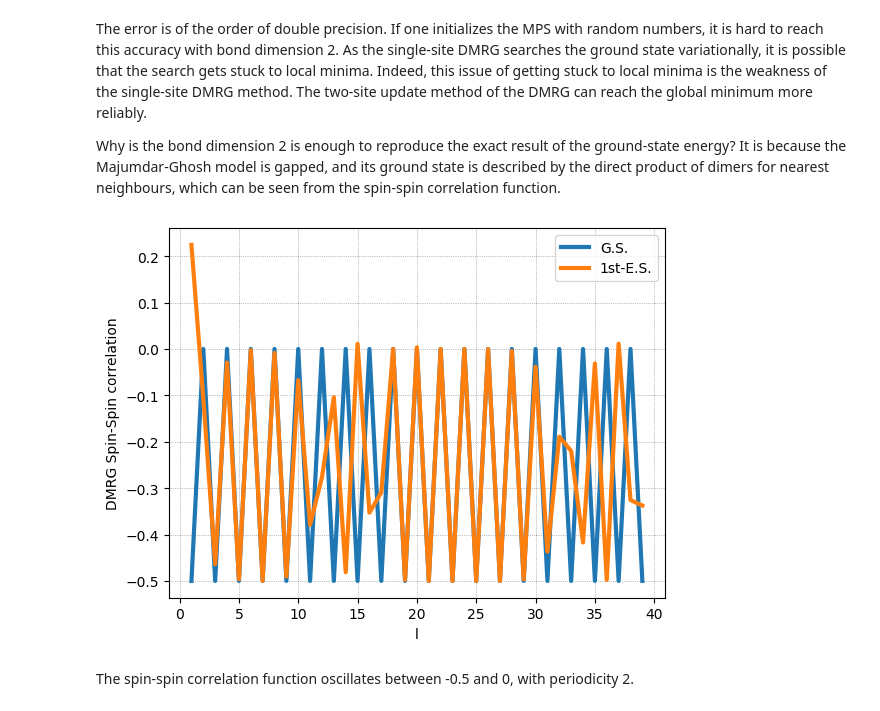
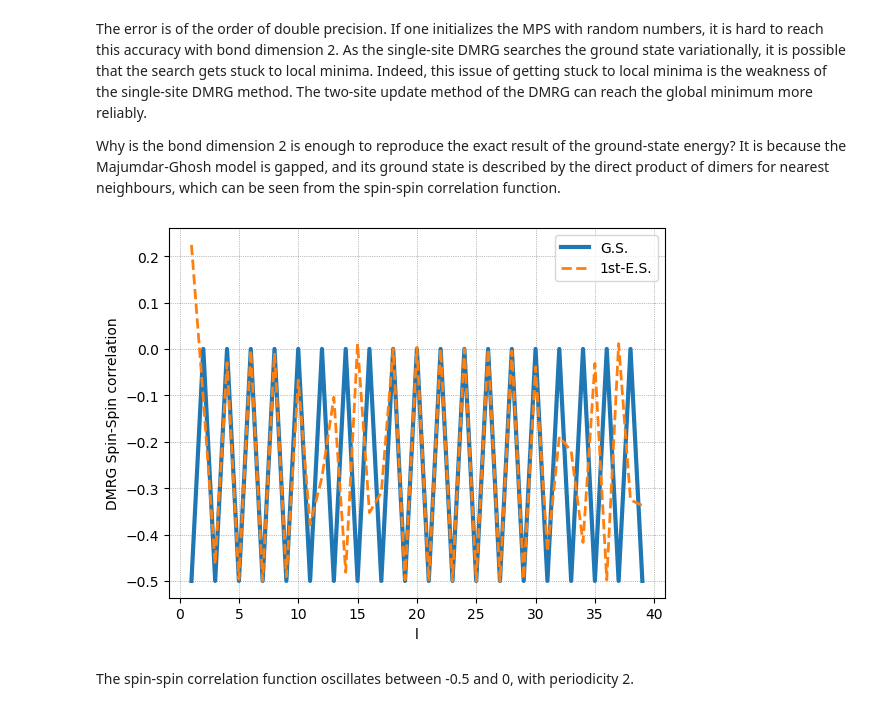
Before and after one commit to DromaninCM/JTensorNetwork, a Jupyter notebook: Tutorials/06_DMRG.ipynb, the cells around one changed output. Drawn from its saved outputs; the diff is of its cells as text; code cells hidden in the pictures.

```diff
--- a/Tutorials/06_DMRG.ipynb
+++ b/Tutorials/06_DMRG.ipynb
@@ -345,34 +345,34 @@ SS = zeros(N-1);
 for itN in 2:N
     T = updateLeft([],[],M_GS[itN-1],reshape(S[:,1,:],(2,1,2)),3,M_GS[itN-1]);
     T = updateLeft(T,3,M_GS[itN],reshape(S[:,2,:],(2,1,2)),3,M_GS[itN]);
     for itN2 in (itN+1):N
         T = updateLeft(T,2,M_GS[itN2],[],[],M_GS[itN2]);
     end
     SS[itN-1] = T[1];
 end
 SS = SS.*(2); # the factor 2 is due to the presence of 1/sqrt(2) in both S[:,1,:] and S[:,2,:]
 
 # 1st-E.S. SS-correlation
 SSE = zeros(N-1);
 
 for itN in 2:N
     T = updateLeft([],[],M1[itN-1],reshape(S[:,1,:],(2,1,2)),3,M1[itN-1]);
     T = updateLeft(T,3,M1[itN],reshape(S[:,2,:],(2,1,2)),3,M1[itN]);
     for itN2 in (itN+1):N
         T = updateLeft(T,2,M1[itN2],[],[],M1[itN2]);
     end
     SSE[itN-1] = T[1];
 end
 SSE = SSE.*(2); # the factor 2 is due to the presence of 1/sqrt(2) in both S[:,1,:] and S[:,2,:]
 
 x = (1:(N-1));
 ylabel("DMRG Spin-Spin correlation");
 xlabel("l")
 grid(linewidth=0.5,color="black",linestyle="dotted",alpha=0.5);
 plot(x,SS,linewidth=3.0,label="G.S.");
-plot(x,SSE,linewidth=3.0,label="1st-E.S.");
+plot(x,SSE,"--",linewidth=2.0,label="1st-E.S.");
 legend(loc="upper rigth");
 # %% [output]
-[figure, old version]
+[figure, new version]
 # %% [markdown]
 The spin-spin correlation function oscillates between -0.5 and 0, with periodicity 2.
```
Also changed, not shown: parts of 13 cells of this notebook.
